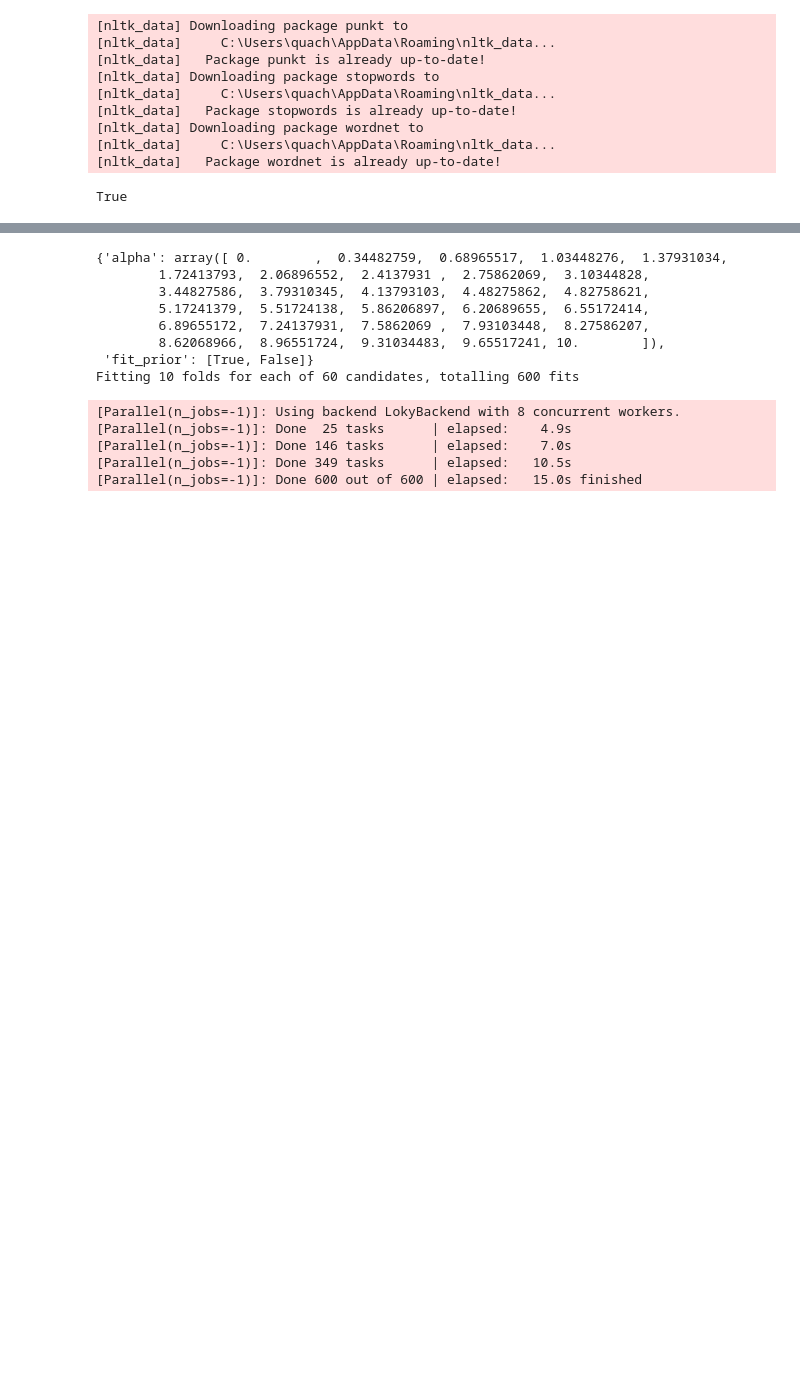
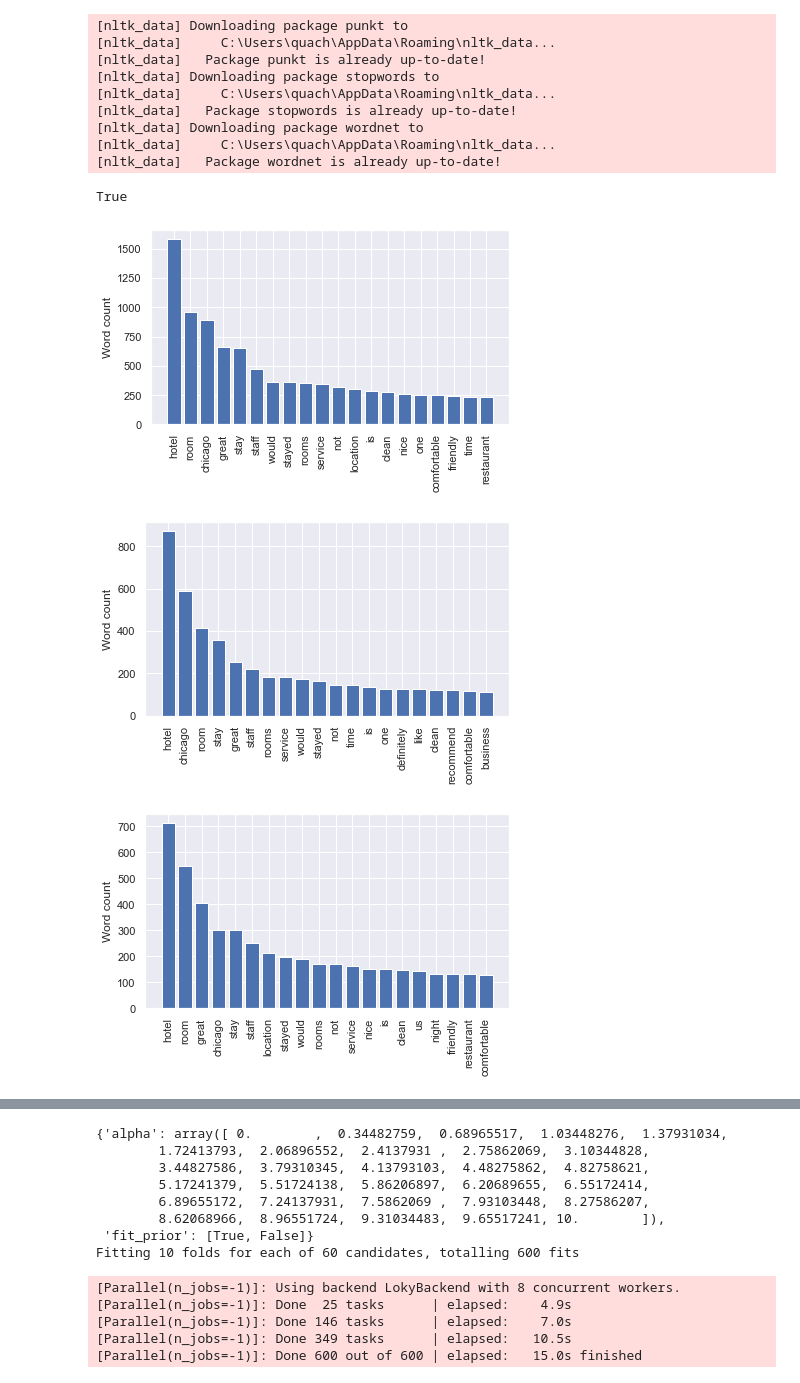
Before and after one commit to beld78/ARM-Paper, a Jupyter notebook: Analysis.ipynb, the cells around one changed output, grey strips where cells are left out. Cells and saved outputs as stored; diff of their text form; code cells hidden in the pictures; blank space fills up the shorter version.

Commit message:
add plotting word counts

```diff
--- a/Analysis.ipynb
+++ b/Analysis.ipynb
@@ -145,6 +145,7 @@ def bagOfWords(datasets, ngram, classDist = [np.repeat([0,1], 80),np.repeat([0,1
         bag_of_words_data.append(cv_df)
 
         freqData = tf_transformer.fit_transform(countData)
+
         cv_df_freq=pd.DataFrame(freqData.toarray(),columns=vectorizer.get_feature_names())
         cv_df_freq['class_target']=classDist[idx]
         bag_of_words_data_freq.append(cv_df_freq)
@@ -200,6 +201,33 @@ def save_metrics(metrics_list, title="metrics"):
 
     # round to 4 decimal places and save to csv file
     metrics_df.to_csv("tables/" + title + ".csv", sep = "&", index=False)
+
+# helper function for calculating word frequency
+def traverse(o, tree_types=(list, tuple)):
+    if isinstance(o, tree_types):
+        for value in o:
+            for subvalue in traverse(value, tree_types):
+                yield subvalue
+    else:
+        yield o
+
+
+# calculate word frequency
+def get_sorted_word_count_n(dataset, n):
+    words = (list(traverse(dataset)))
+    word_count = {i:words.count(i) for i in set(words)}
+    word_count_sorted = dict(sorted(word_count.items(), key=lambda item: item[1], reverse = True))
+    return {k: word_count_sorted[k] for k in list(word_count_sorted)[:n]}
+
+def plot_word_count(word_count, filename):
+    plt.bar(range(len(word_count)), list(word_count.values()), align='center')
+    #plt.barh(range(len(word_count)), list(word_count.values()), align='center')
+    plt.xticks(range(len(word_count)), list(word_count.keys()))
+    plt.xticks(rotation=90)
+    plt.ylabel('Word count')
+    plt.tight_layout()
+    plt.savefig('plots/'+ filename +'.png', dpi=300)
+    plt.show()
 # %%
 deceptive_test = getData(r"data\deceptive\test")
 deceptive_train = getData(r"data\deceptive\train")
@@ -219,3 +247,18 @@ y_test = np.array(bag_of_words_test[['class_target']].values.ravel())
 X_test = bag_of_words_test.drop('class_target', axis=1)
 y_train = np.array(bag_of_words_train[['class_target']].values.ravel())
 X_train = bag_of_words_train.drop('class_target', axis=1)
+# %%
+# create metrics list for comparison of different algorithms
+metrics_list = list()
+
+word_count_sorted_top_20 = get_sorted_word_count_n(datasets, 20)
+word_count_sorted_top_20_deceptive = get_sorted_word_count_n(post_deceptive_train + post_deceptive_test, 20)
+word_count_sorted_top_20_truthful = get_sorted_word_count_n(post_truthful_train + post_truthful_test, 20)
+# %%
+plot_word_count(word_count_sorted_top_20, "word_count_total")
+# plot_word_count(word_count_sorted_top_20_deceptive, "word_count_deceptive")
+# plot_word_count(word_count_sorted_top_20_truthful, "word_count_truthful")
+# %% [output]
+[figure, added]
+[figure, added]
+[figure, added]
```
Also changed, not shown: parts of 4 cells of this notebook.
